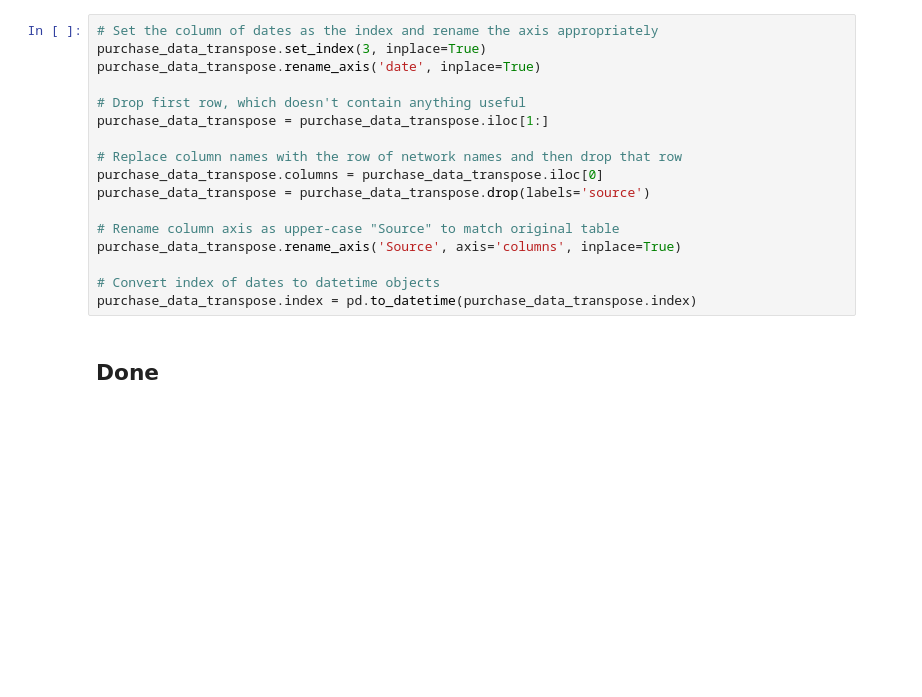
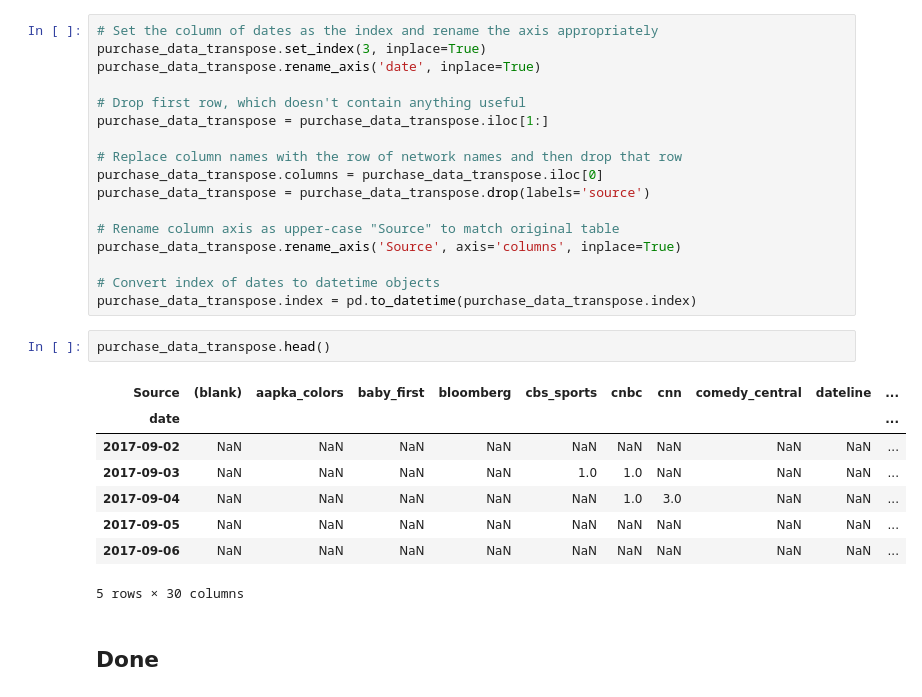
Before and after one commit to papir805/telepulse_ad_campaign_report, a Jupyter notebook: ad_campaign_report_script.ipynb, the cells around one changed output. Cells and saved outputs as stored; diff of their text form; blank space fills up the shorter version.

```diff
--- a/ad_campaign_report_script.ipynb
+++ b/ad_campaign_report_script.ipynb
@@ -100,6 +109,17 @@ purchase_data_transpose.rename_axis('Source', axis='columns', inplace=True)
 
 # Convert index of dates to datetime objects
 purchase_data_transpose.index = pd.to_datetime(purchase_data_transpose.index)
+# %%
+purchase_data_transpose.head()
+# %% [output]
+| Source | (blank) | aapka_colors | baby_first | bloomberg | cbs_sports | cnbc | cnn | comedy_central | dateline | ... |
+| date |  |  |  |  |  |  |  |  |  | ... |
+| 2017-09-02 | NaN | NaN | NaN | NaN | NaN | NaN | NaN | NaN | NaN | ... |
+| 2017-09-03 | NaN | NaN | NaN | NaN | 1.0 | 1.0 | NaN | NaN | NaN | ... |
+| 2017-09-04 | NaN | NaN | NaN | NaN | NaN | 1.0 | 3.0 | NaN | NaN | ... |
+| 2017-09-05 | NaN | NaN | NaN | NaN | NaN | NaN | NaN | NaN | NaN | ... |
+| 2017-09-06 | NaN | NaN | NaN | NaN | NaN | NaN | NaN | NaN | NaN | ... |
+5 rows × 30 columns
 # %% [markdown]
 ## Done
 # %% [markdown]
```
Also changed, not shown: parts of 28 cells of this notebook, 7 other files.
